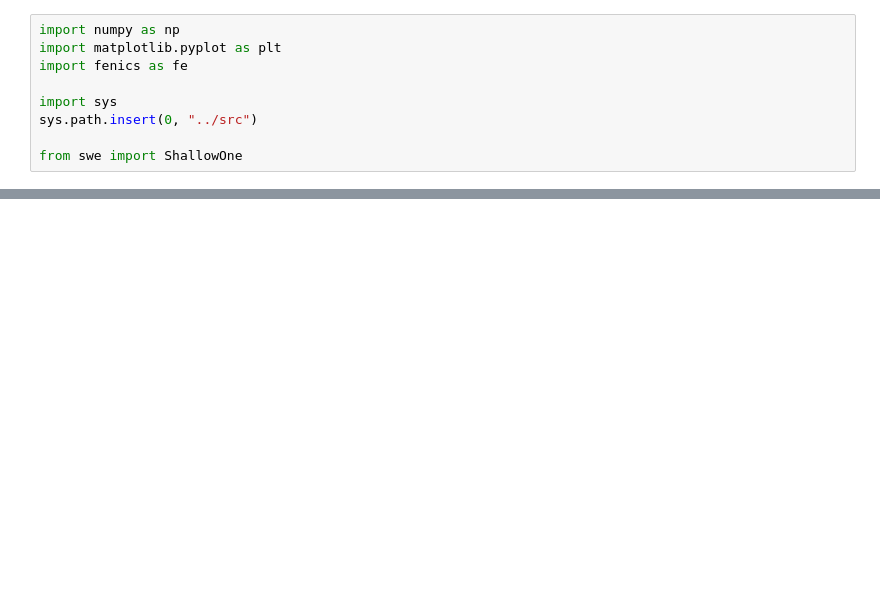
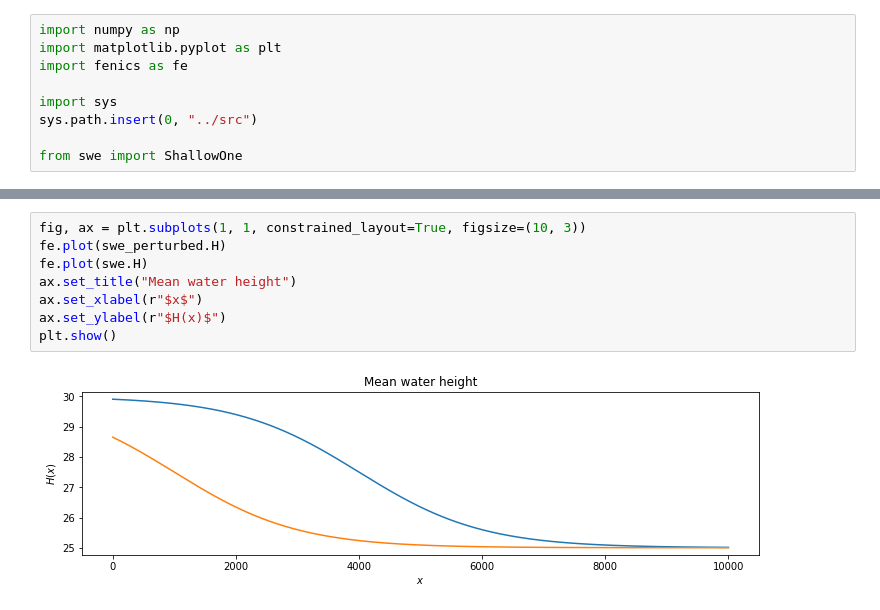
Before and after one commit to connor-duffin/sswe, a Jupyter notebook: notebooks/swe-tidal-deterministic.ipynb, the cells around one changed output, grey strips where cells are left out. Cells and saved outputs as stored; diff of their text form; blank space fills up the shorter version.

```diff
--- a/notebooks/swe-tidal-deterministic.ipynb
+++ b/notebooks/swe-tidal-deterministic.ipynb
@@ -29,3 +34,13 @@ plt.show()
+# %%
+fig, ax = plt.subplots(1, 1, constrained_layout=True, figsize=(10, 3))
+fe.plot(swe_perturbed.H)
+fe.plot(swe.H)
+ax.set_title("Mean water height")
+ax.set_xlabel(r"$x$")
+ax.set_ylabel(r"$H(x)$")
+plt.show()
+# %% [output]
+[figure, added]
 # %%
 fe.set_log_level(50)
 
```
Also changed, not shown: parts of 5 cells of this notebook, 2 other files.
